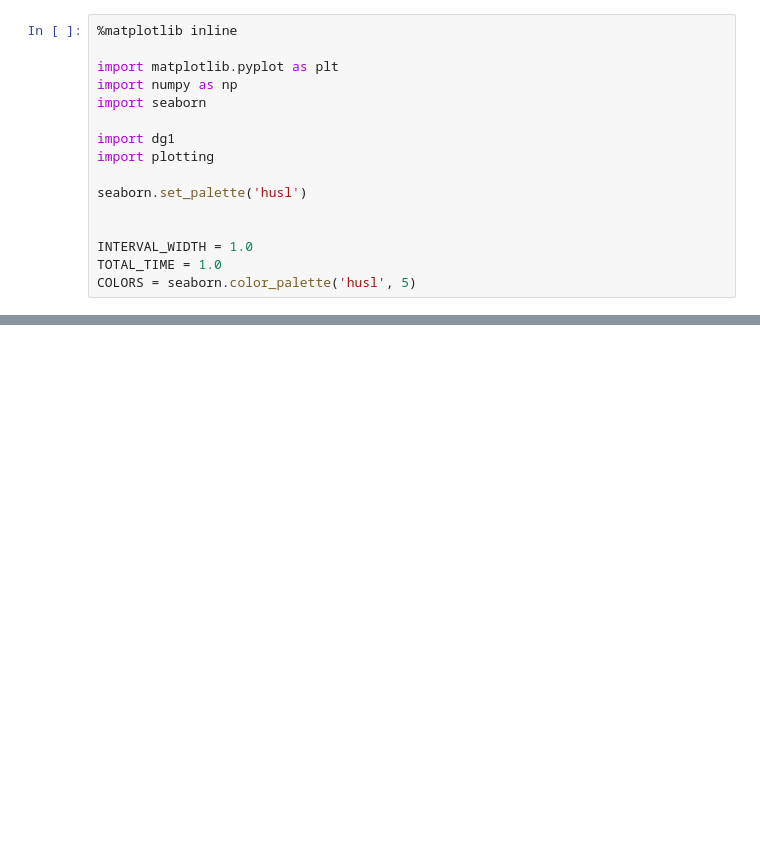
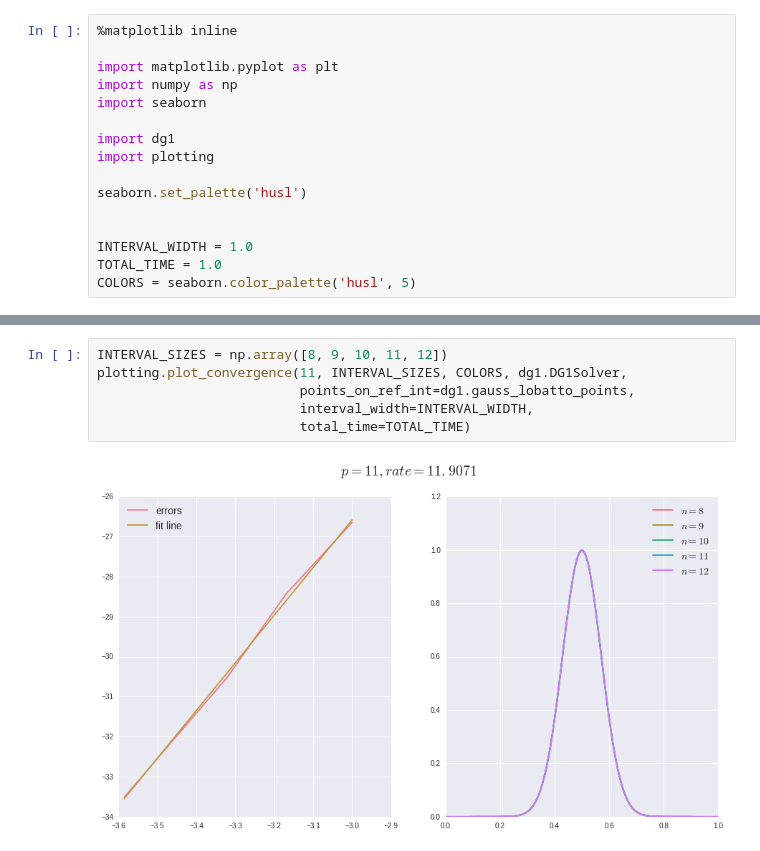
Before and after one commit to dhermes/berkeley-m273-s2016, a Jupyter notebook: assignment1/convergence_analysis.ipynb, the cells around one changed output, grey strips where cells are left out. Saved outputs shown, nothing was run; the diff lists cells and outputs as text; blank space fills up the shorter version.

```diff
--- a/assignment1/convergence_analysis.ipynb
+++ b/assignment1/convergence_analysis.ipynb
@@ -80,0 +97,8 @@ plotting.plot_convergence(8, INTERVAL_SIZES, COLORS, dg1.DG1Solver,
+# %%
+INTERVAL_SIZES = np.array([8, 9, 10, 11, 12])
+plotting.plot_convergence(11, INTERVAL_SIZES, COLORS, dg1.DG1Solver,
+                          points_on_ref_int=dg1.gauss_lobatto_points,
+                          interval_width=INTERVAL_WIDTH,
+                          total_time=TOTAL_TIME)
+# %% [output]
+[figure, added]
```
Also changed, not shown: parts of 11 cells of this notebook, 1 other file.
